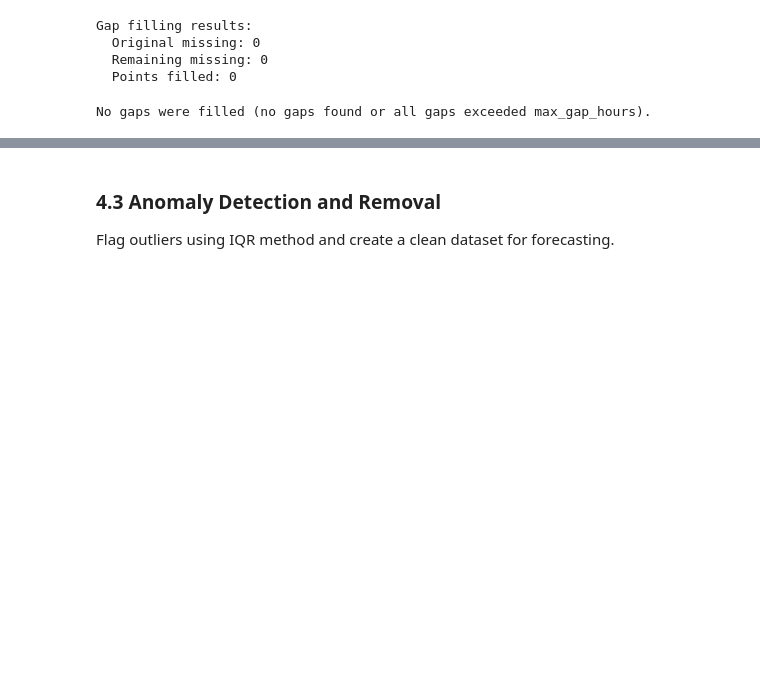
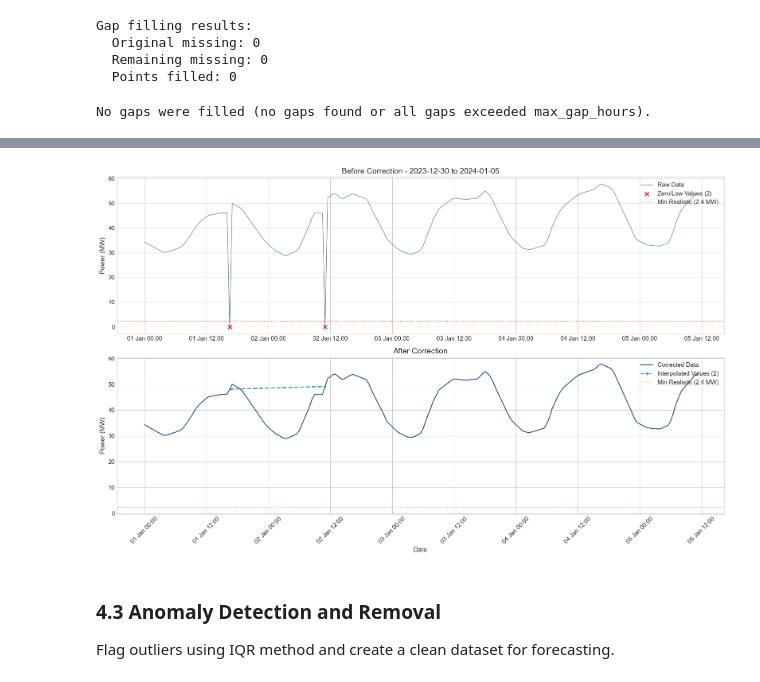
Before and after one commit to UKPN-DSO/ukpyn, a Jupyter notebook: examples/forecasting.ipynb, the cells around one changed output, grey strips where cells are left out. Cells and saved outputs as stored; diff of their text form; code cells hidden in the pictures; blank space fills up the shorter version.

```diff
--- a/examples/forecasting.ipynb
+++ b/examples/forecasting.ipynb
@@ -841,3 +899,67 @@ No gaps were filled (no gaps found or all gaps exceeded max_gap_hours).
+# %%
+# Visualize zero/low value detection and correction
+if n_problematic > 0 and len(load_filled) > 0:
+    # Find a period with zero/low values for visualization
+    problematic_indices = problematic_mask[problematic_mask].index
+
+    if len(problematic_indices) > 0:
+        # Take center of problematic values
+        center_idx = problematic_indices[len(problematic_indices)//2]
+        viz_start = center_idx - timedelta(days=3)
+        viz_end = center_idx + timedelta(days=3)
+
+        fig, (ax1, ax2) = plt.subplots(2, 1, figsize=(16, 10))
+
+        # Top plot: Before correction
+        window_original = load_filled[viz_start:viz_end]
+        window_prob = problematic_mask[viz_start:viz_end]
+
+        ax1.plot(window_original.index, window_original.values,
+                color=COLORS['primary'], linewidth=1, alpha=0.7, label='Raw Data')
+
+        # Mark problematic points
+        prob_points = window_original[window_prob]
+        ax1.scatter(prob_points.index, prob_points.values,
+                   color=COLORS['anomalies'], s=50, zorder=5,
+                   label=f'Zero/Low Values ({len(prob_points)})', marker='x', linewidths=2)
+
+        ax1.axhline(y=min_realistic_threshold, color=COLORS['rating'],
+                   linestyle=':', linewidth=1, label=f'Min Realistic ({min_realistic_threshold:.1f} MW)')
+        ax1.set_ylabel('Power (MW)')
+        ax1.set_title(f'Before Correction - {viz_start.strftime("%Y-%m-%d")} to {viz_end.strftime("%Y-%m-%d")}')
+        ax1.legend(loc='upper right')
+        ax1.xaxis.set_major_formatter(mdates.DateFormatter('%d %b %H:%M'))
+
+        # Bottom plot: After correction
+        window_corrected = load_filled_clean[viz_start:viz_end]
+        window_filled_new = newly_filled[viz_start:viz_end]
+
+        ax2.plot(window_corrected.index, window_corrected.values,
+                color=COLORS['primary'], linewidth=1.5, label='Corrected Data')
+
+        # Mark filled points
+        filled_points = window_corrected[window_filled_new]
+        ax2.plot(filled_points.index, filled_points.values,
+                color=COLORS['filled_gaps'], linewidth=2, linestyle='--',
+                label=f'Interpolated Values ({len(filled_points)})', marker='o', markersize=3)
+
+        ax2.axhline(y=min_realistic_threshold, color=COLORS['rating'],
+                   linestyle=':', linewidth=1, label=f'Min Realistic ({min_realistic_threshold:.1f} MW)')
+        ax2.set_xlabel('Date')
+        ax2.set_ylabel('Power (MW)')
+        ax2.set_title('After Correction')
+        ax2.legend(loc='upper right')
+        ax2.xaxis.set_major_formatter(mdates.DateFormatter('%d %b %H:%M'))
+
+        plt.xticks(rotation=45)
+        plt.tight_layout()
+        plt.show()
+    else:
+        print("No problematic values to visualize.")
+else:
+    print("No zero/low values detected - data looks good!")
+# %% [output]
+[figure, added]
 # %% [markdown]
 ### 4.3 Anomaly Detection and Removal
 
```
Also changed, not shown: parts of 30 cells of this notebook, 4 other files.
